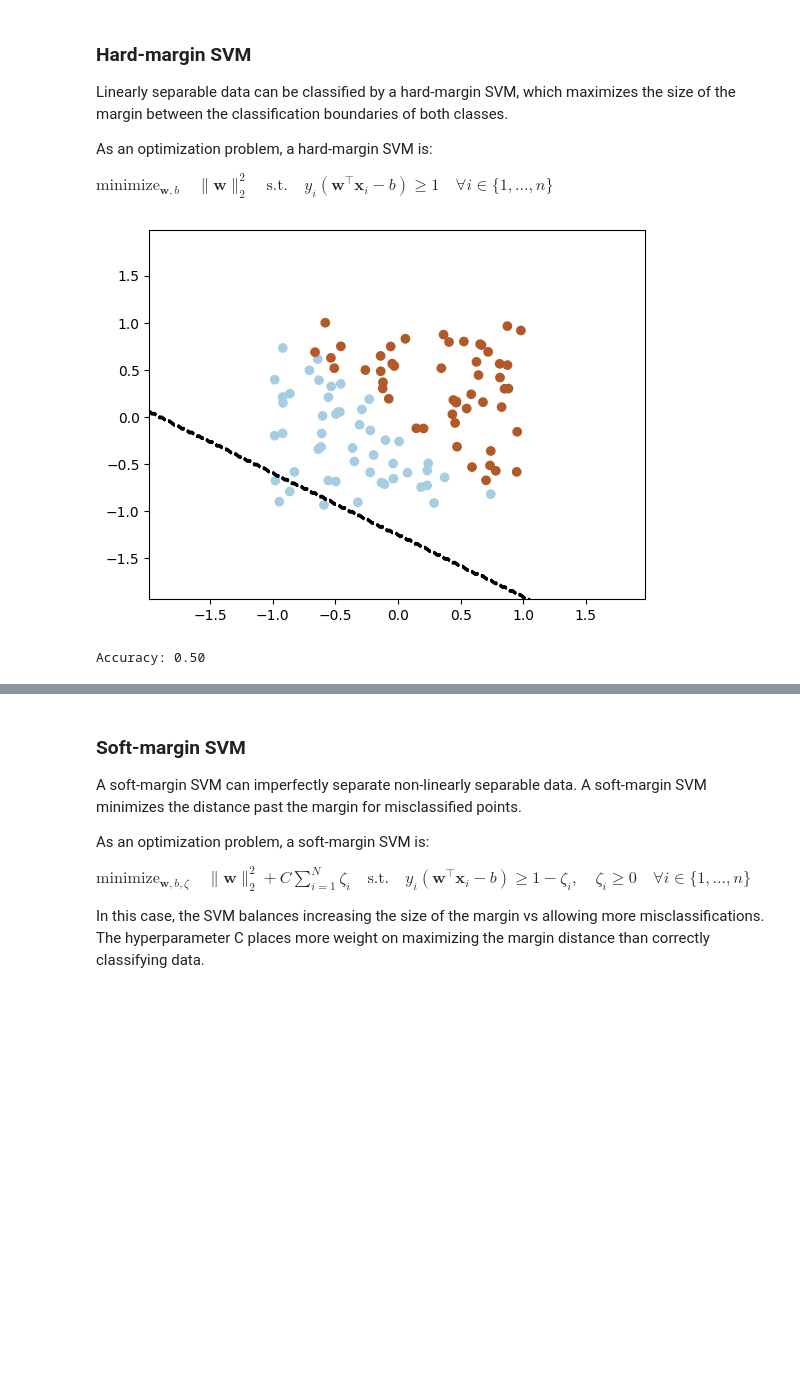
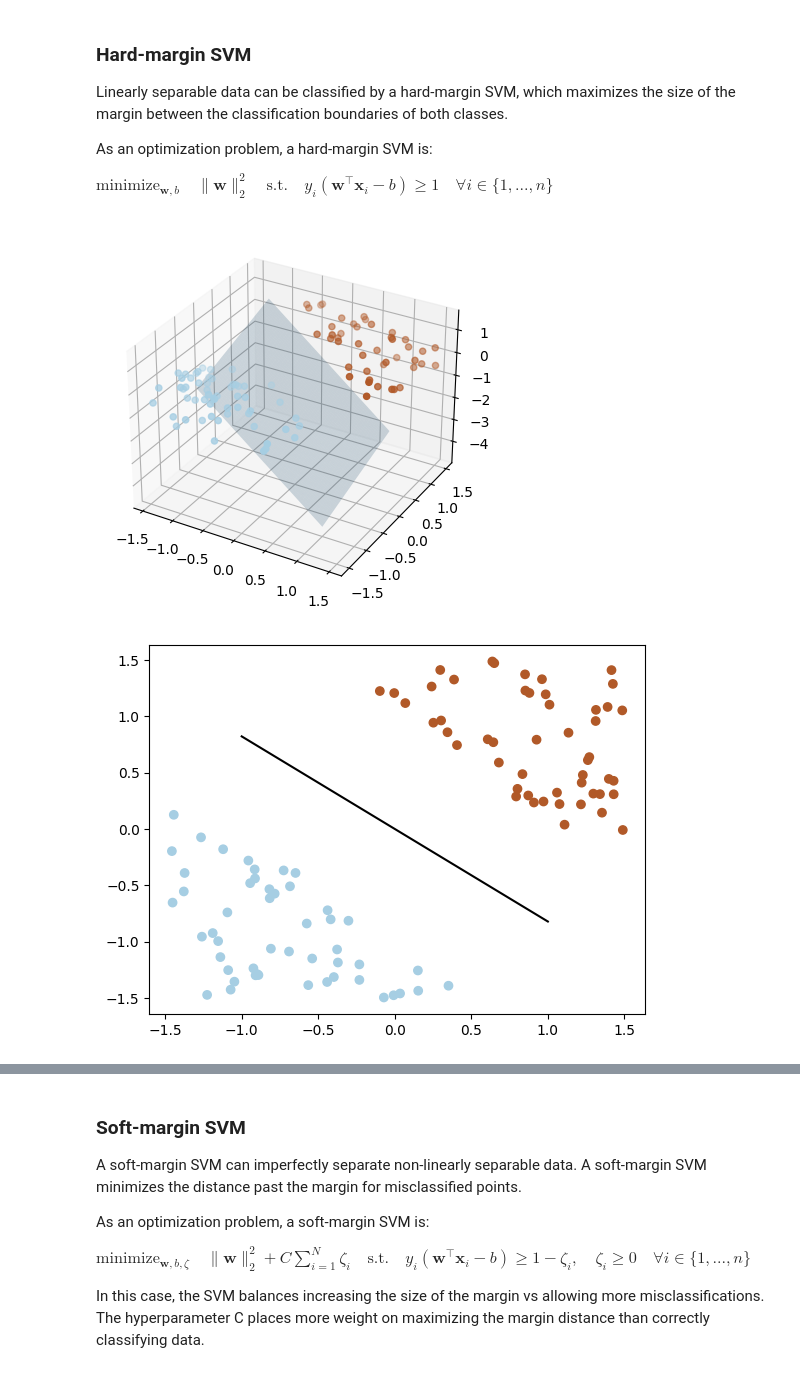
Before and after one commit to RunnersNum40/machine-intelligence, a Jupyter notebook: SVM/support_vector_machine.ipynb, the cells around one changed output, grey strips where cells are left out. Cells and saved outputs as stored; diff of their text form; code cells hidden in the pictures; blank space fills up the shorter version.

```diff
--- a/SVM/support_vector_machine.ipynb
+++ b/SVM/support_vector_machine.ipynb
@@ -103,21 +169,30 @@ Linearly separable data can be classified by a hard-margin SVM, which maximizes
 As an optimization problem, a hard-margin SVM is:
 
 $\textrm{minimize}_{\textbf{w},b} \quad \lVert \textbf{w} \rVert_2^2 \quad \textrm{s.t.} \quad y_i(\textbf{w}^\intercal\textbf{x}_i-b) \ge 1 \quad \forall i \in \{1,...,n\}$
-# %%
-# Generate data for linearly separable case
-X, y = generate_data_ls()
-
-# Create the model
-model = SVM()
-
-# Fit the model
-model.fit(X, y)
-
-# Plot the data and the decision boundary
-plot_svm(X, y, model)
-
-# Score the model
-print(f"Accuracy: {model.score(X, y):.2f}")
-# %% [output]
-[figure, removed]
-Accuracy: 0.50
+# %%
+# Generate data for linearly separable case
+X3, y3 = generate_data_ls(3)
+X2, y2 = generate_data_ls(2)
+
+# Create the model
+model3d = SVM()
+model2d = SVM()
+
+# Fit the model
+model3d.fit(X3, y3, num_iters=5000)
+model2d.fit(X2, y2, num_iters=5000)
+
+# Plot the data and the decision boundary
+plot_svm(X3, y3, model3d)
+plot_svm(X2, y2, model2d)
+
+# Score the model
+print(f"3D Accuracy: {model3d.score(X3, y3):.2f}, Loss: {model3d.loss(X3, y3):.2f}")
+print(f"2D Accuracy: {model2d.score(X2, y2):.2f}, Loss: {model2d.loss(X2, y2):.2f}")
+
+# Print the weights
+print(f"3D Weights: {model3d.w[:-1]} , Bias: {model3d.w[-1]}")
+print(f"2D Weights: {model2d.w[:-1]} , Bias: {model2d.w[-1]}")
+# %% [output]
+[figure, added]
+[figure, added]
```
Also changed, not shown: parts of 6 cells of this notebook.
